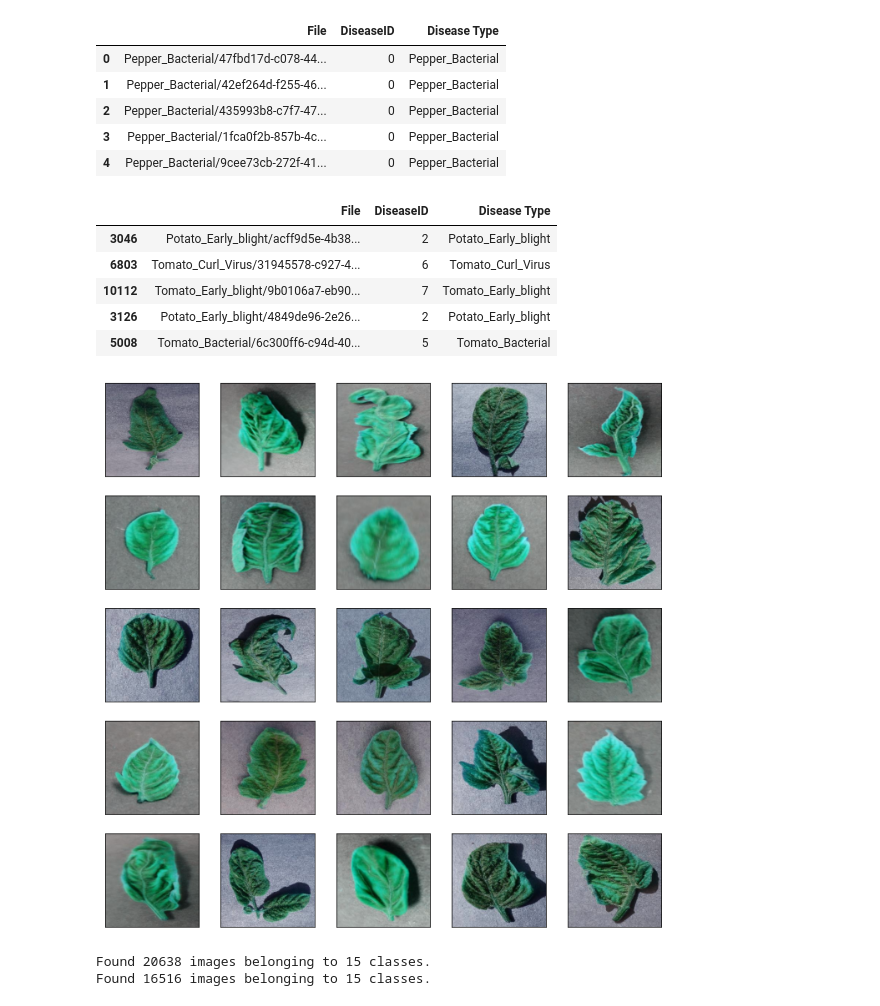
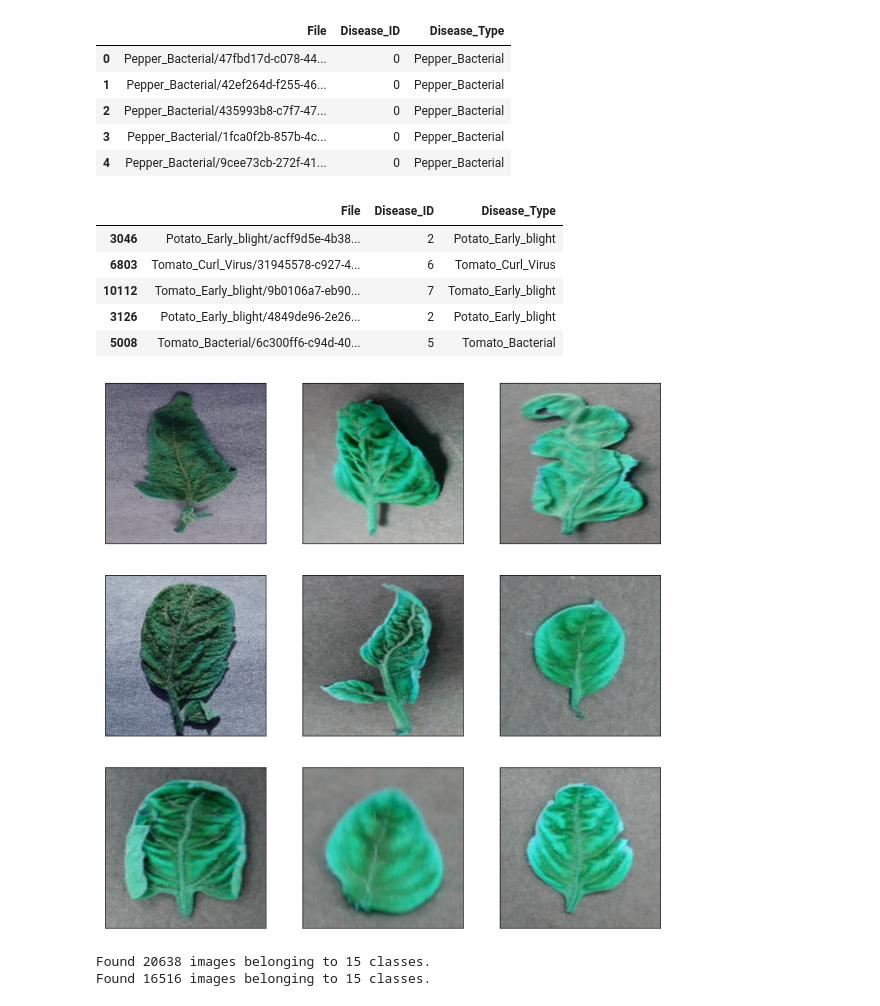
Before and after one commit to michaellaephillips/Capstone3, a Jupyter notebook: capstone3withLeNet.ipynb, the cells around one changed output. Saved outputs shown, nothing was run; the diff lists cells and outputs as text; code cells hidden in the pictures.

```diff
--- a/capstone3withLeNet.ipynb
+++ b/capstone3withLeNet.ipynb
@@ -29,10 +24,10 @@ for diseases, sp in enumerate(disease_types):
     for file in os.listdir(os.path.join(train_dir, sp)):
         train_data.append(['{}/{}'.format(sp, file), diseases, sp])
 
-train = pd.DataFrame(train_data, columns=['File', 'DiseaseID','Disease Type'])
+train = pd.DataFrame(train_data, columns=['File', 'Disease_ID','Disease_Type'])
 train.head(5)
 # %% [output]
-|  | File | DiseaseID | Disease Type |
+|  | File | Disease_ID | Disease_Type |
 | 0 | Pepper_Bacterial/47fbd17d-c078-44... | 0 | Pepper_Bacterial |
 | 1 | Pepper_Bacterial/42ef264d-f255-46... | 0 | Pepper_Bacterial |
 | 2 | Pepper_Bacterial/435993b8-c7f7-47... | 0 | Pepper_Bacterial |
@@ -44,7 +39,7 @@ train = train.sample(frac=1, random_state = seed)
 train_index = np.arange(len(train)) #to reset the indices
 train.head()
 # %% [output]
-|  | File | DiseaseID | Disease Type |
+|  | File | Disease_ID | Disease_Type |
 | 3046 | Potato_Early_blight/acff9d5e-4b38... | 2 | Potato_Early_blight |
 | 6803 | Tomato_Curl_Virus/31945578-c927-4... | 6 | Tomato_Curl_Virus |
 | 10112 | Tomato_Early_blight/9b0106a7-eb90... | 7 | Tomato_Early_blight |
@@ -53,19 +48,19 @@ train.head()
 # %%
 def disease_type(disease_type, rows, cols):
     fig,ax = plt.subplots(rows, cols, figsize=(12,12))
-    disease_type = train['File'][train['Disease Type'] == disease_type].values
+    disease_type = train['File'][train['Disease_Type'] == disease_type].values
     n = 0
     for i in range(rows):
         for j in range(cols):
             image_path = os.path.join(data_dir, disease_type[n])
             ax[i, j].set_xticks([])
             ax[i, j].set_yticks([])
             ax[i, j].imshow(cv2.imread(image_path))
             n += 1
 # Displays first n images of class from training set
-disease_type('Tomato_Curl_Virus', 5, 5)
+disease_type('Tomato_Curl_Virus', 3, 3)
 # %% [output]
-[figure, old version]
+[figure, new version]
 # %%
 datagen = tf.keras.preprocessing.image.ImageDataGenerator(rescale=1./255, validation_split = 0.2)
 validation_generator = datagen.flow_from_directory(
```
Also changed, not shown: parts of 5 cells of this notebook.
